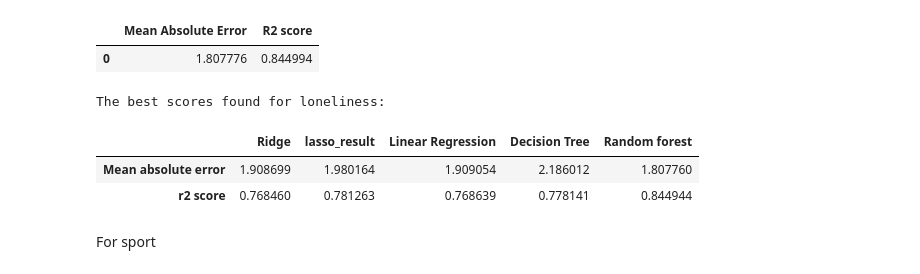
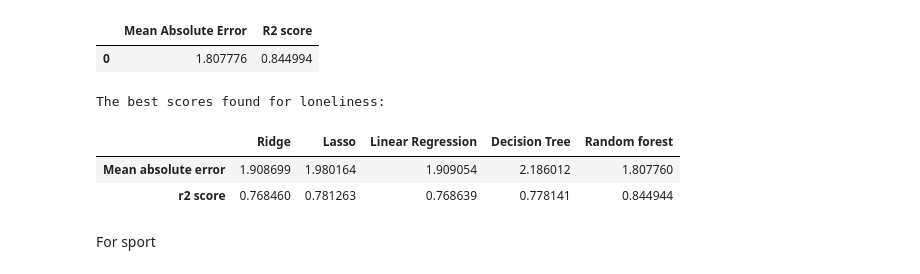
Before and after one commit to ashleyrennnnnn/Assignments-Machine-Learning, a Jupyter notebook: Regression_model_part.ipynb, the cells around one changed output. Cells and saved outputs as stored; diff of their text form; code cells hidden in the pictures.

```diff
--- a/Regression_model_part.ipynb
+++ b/Regression_model_part.ipynb
@@ -144,23 +144,23 @@ Best parameters found for the model: {'estimator__max_depth': 30, 'estimator__ma
 # %%
 # DataFrame using arrays.
 import pandas as pd
 
 # initialize data of lists.
 data = {'Ridge':[1.908699,0.76846],
-        'lasso_result':[1.980164,0.781263],
+        'Lasso':[1.980164,0.781263],
         'Linear Regression': [1.909054,0.768639],
         'Decision Tree': [2.186012,0.778141],
         'Random forest':[1.80776,0.844944]}
 
 # Creates pandas DataFrame.
 df = pd.DataFrame(data, index=['Mean absolute error',
                                'r2 score'])
 print("The best scores found for loneliness:")
 # print the data
 df
 # %% [output]
 The best scores found for loneliness:
-|  | Ridge | lasso_result | Linear Regression | Decision Tree | Random forest |
+|  | Ridge | Lasso | Linear Regression | Decision Tree | Random forest |
 | Mean absolute error | 1.908699 | 1.980164 | 1.909054 | 2.186012 | 1.807760 |
 | r2 score | 0.768460 | 0.781263 | 0.768639 | 0.778141 | 0.844944 |
 # %% [markdown]
```
Also changed, not shown: parts of 1 cell of this notebook.
